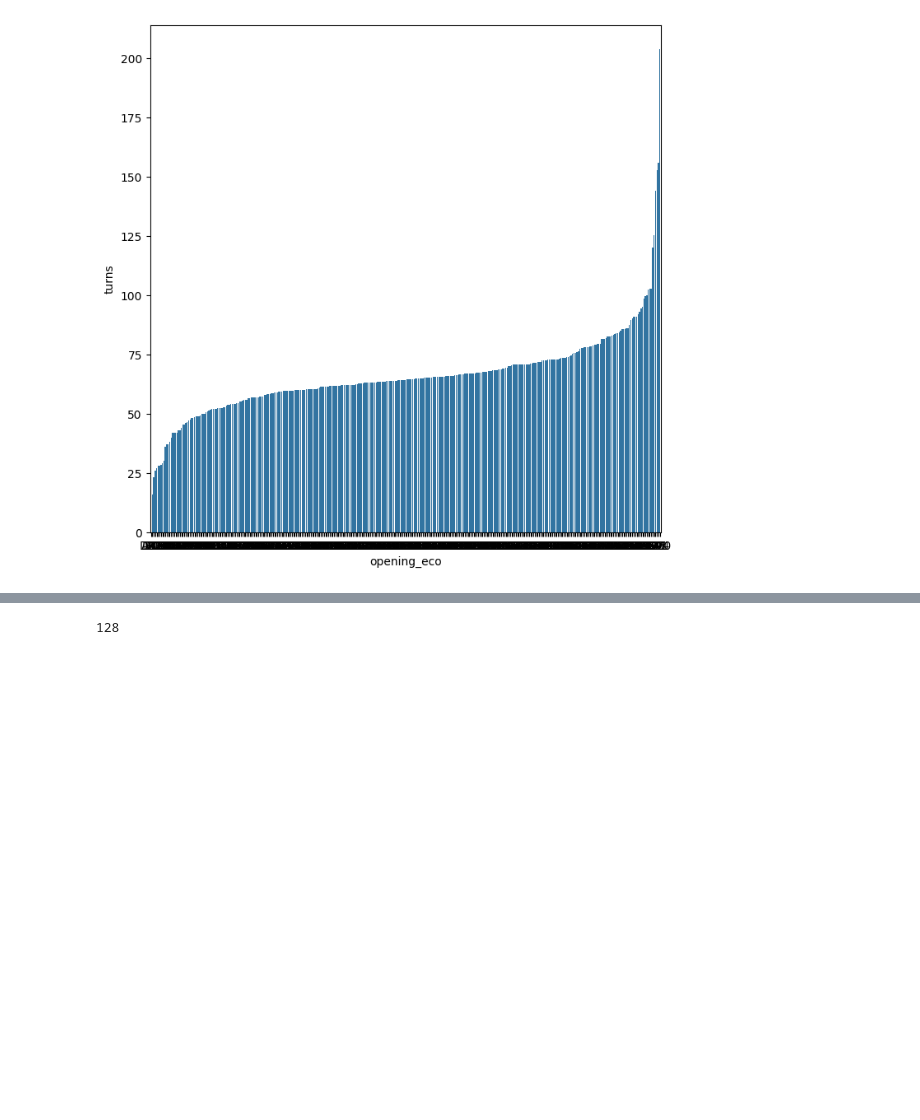
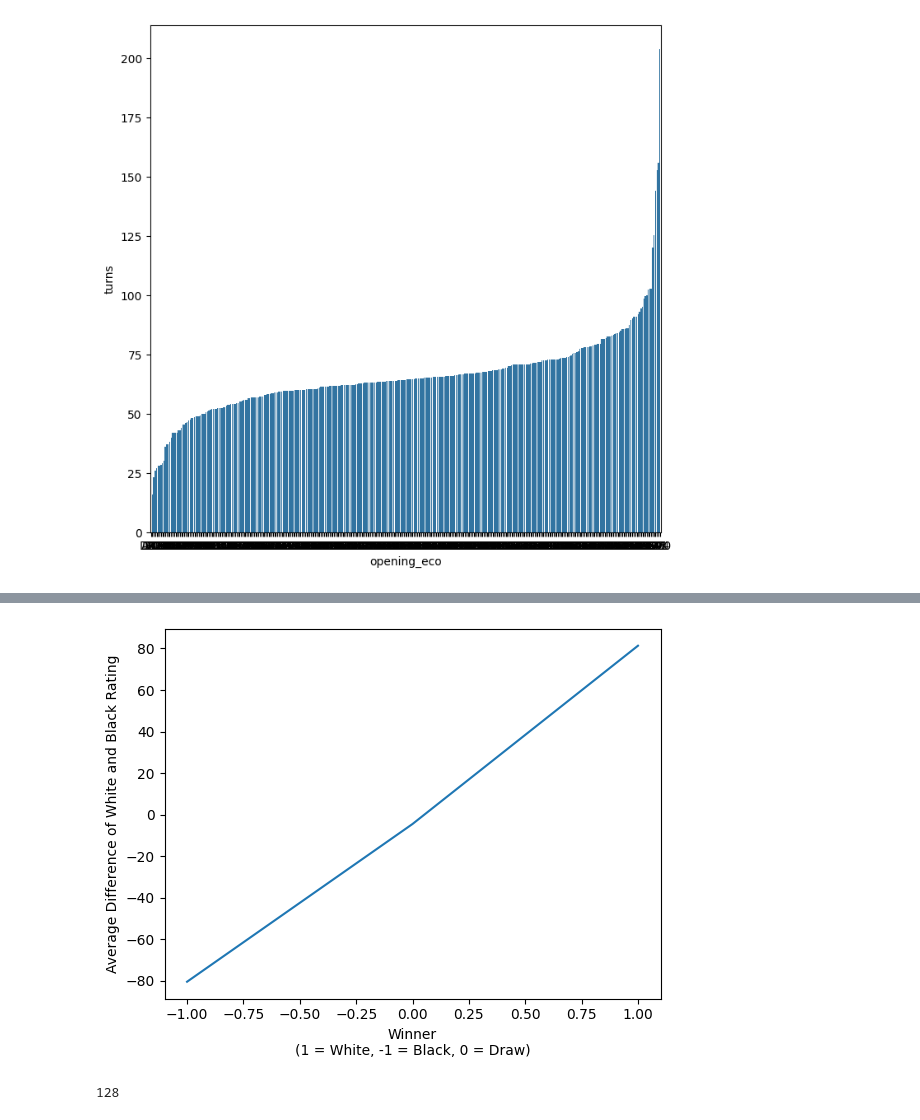
Before and after one commit to T-hawk/chess-ds-final, a Jupyter notebook: kahlil-notebook.ipynb, the cells around one changed output, grey strips where cells are left out. Drawn from its saved outputs; the diff is of its cells as text; code cells hidden in the pictures; blank space fills up the shorter version.

```diff
--- a/kahlil-notebook.ipynb
+++ b/kahlil-notebook.ipynb
@@ -380,3 +404,11 @@ sns.barplot(data=length_opening, x='opening_eco', y='turns')
+# %%
+temp = (chess_data['white_rating'] - chess_data['black_rating']).groupby(chess_data['winner']).mean()
+plt.plot(temp)
+plt.xlabel('Winner\n(1 = White, -1 = Black, 0 = Draw)')
+plt.ylabel('Average Difference of White and Black Rating')
+plt.show()
+# %% [output]
+[figure, added]
 # %%
 # -------------------------------------------------------
 # Use Python Chess to get parameters for neural net
```
Also changed, not shown: parts of 18 cells of this notebook, 1 other file.
